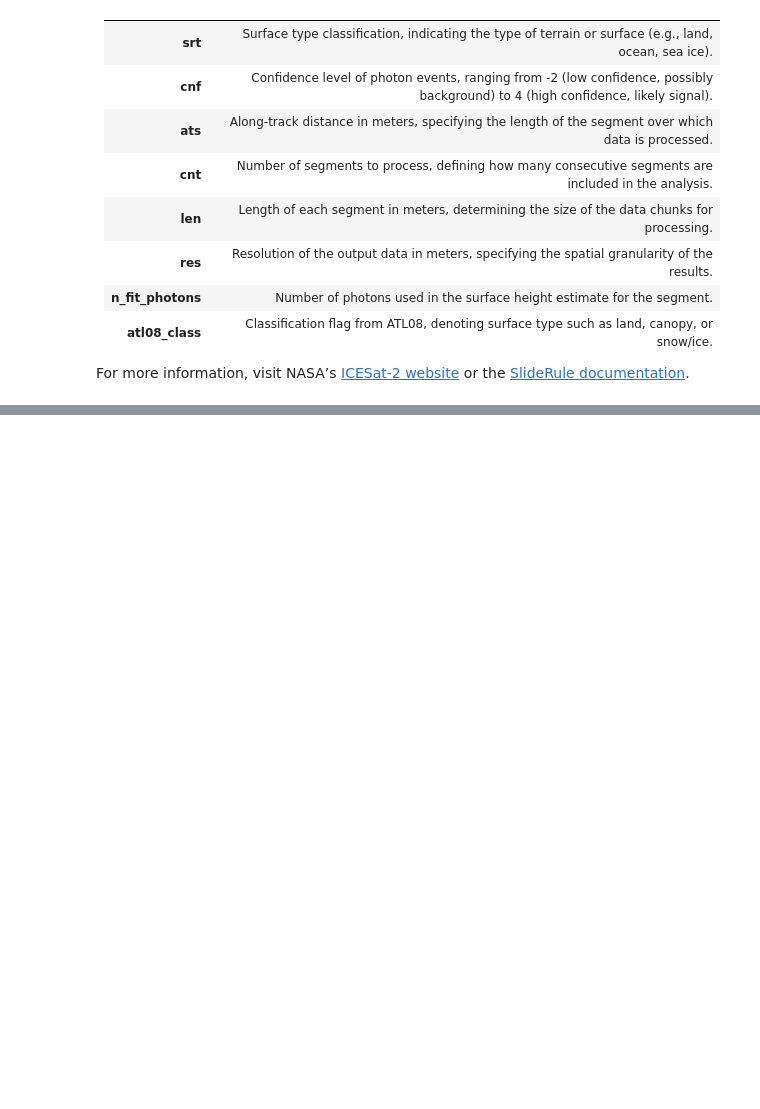
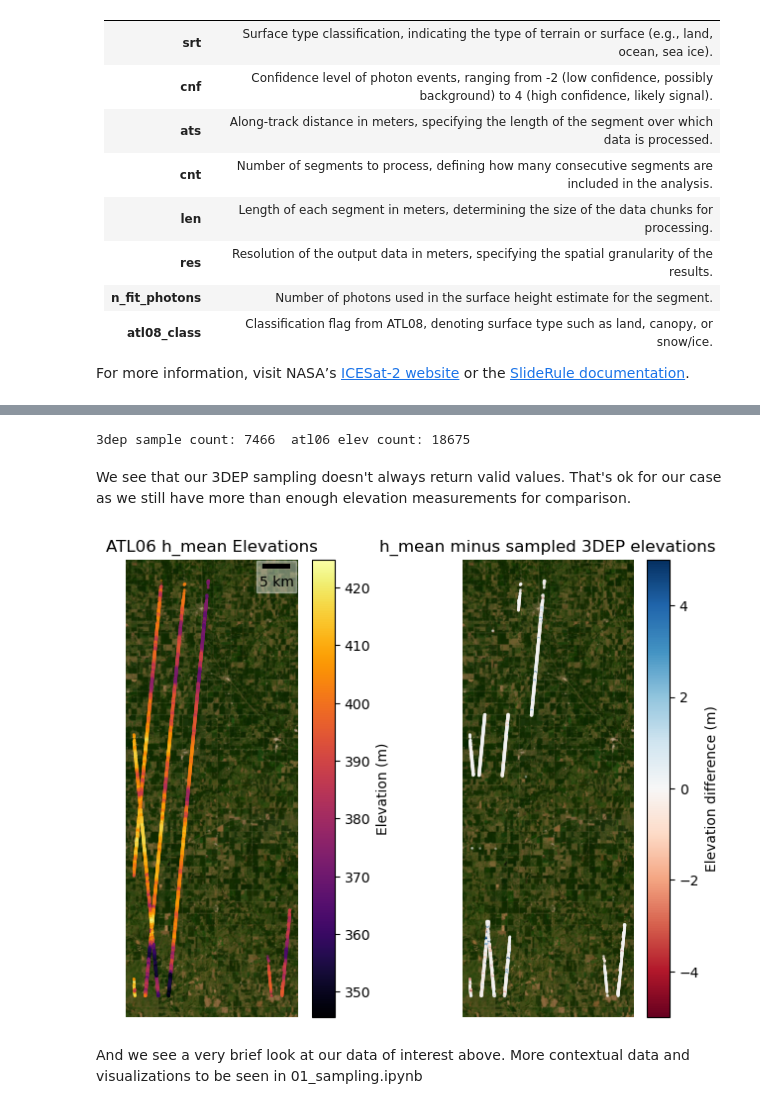
Before and after one commit to UW-GDA/ATL06_LaserLottery, a Jupyter notebook: notebooks/00_dataset_intro.ipynb, the cells around one changed output, grey strips where cells are left out. Saved outputs shown, nothing was run; the diff lists cells and outputs as text; code cells hidden in the pictures; blank space fills up the shorter version.

```diff
--- a/notebooks/00_dataset_intro.ipynb
+++ b/notebooks/00_dataset_intro.ipynb
@@ -288,3 +293,7 @@ icesat2.init("slideruleearth.io")
 poly_sliderule = sliderule.toregion(gf_search)['poly']
 geojson = earthdata.tnm(short_name='Digital Elevation Model (DEM) 1 meter',
                         polygon=poly_sliderule)
+# start and end with a 14-day pad via the standards we used to process these sites
+# TODO: add more documentation on why we're usign a 14-day pad and such
+start = (gf_search['3dep_start_datetime'].item() - timedelta(days=14)).strftime('%Y-%m-%dT%H:%M:%SZ')
+end = (gf_search['3dep_end_datetime'].item() + timedelta(days=14)).strftime('%Y-%m-%dT%H:%M:%SZ')
@@ -357,0 +314,7 @@ atl06.plot(column="elev_diff", alpha=1, cmap="RdBu", s=1,
+# %%
+%time
+atl06 = icesat2.atl06p(parms,
+                       keep_id=True)
+print("Reference Ground Tracks: {}".format(atl06["rgt"].unique()))
+print("Cycles: {}".format(atl06["cycle"].unique()))
+print("Received {} elevations".format(len(atl06)))
@@ -357,0 +338,43 @@ atl06.plot(column="elev_diff", alpha=1, cmap="RdBu", s=1,
+# %%
+# extract the 3dep elevation values from the wonky data structure
+atl06['3dep_elev'] = atl06['3dep.value'].apply(lambda x: x[1] if isinstance(x, (list, np.ndarray)) and len(x) > 1 else None)
+# %%
+print(f"3dep sample count: {atl06['3dep_elev'].count()}\t atl06 elev count: {atl06['h_mean'].count()}")
+# %% [output]
+3dep sample count: 7466  atl06 elev count: 18675
+# %% [markdown]
+We see that our 3DEP sampling doesn't always return valid values. That's ok for our case as we still have more than enough elevation measurements for comparison.
+# %%
+# now add our elevation differences to 'ground truth' or our 3DEP samples
+atl06["elev_diff"] = atl06["h_mean"] - atl06['3dep_elev']
+# %%
+f, axs = plt.subplots(1,2,figsize=(8,6))
+
+ax=axs[0]
+atl06.plot(column="h_mean", alpha=0.3, cmap="inferno", s=1,
+           legend=True, ax=ax, legend_kwds={'label': 'Elevation (m)'})
+ctx.add_basemap(ax=ax, crs=atl06.crs,
+                source=ctx.providers.Esri.WorldImagery,
+                attribution=False)
+ax.set_title("ATL06 h_mean Elevations")
+scalebar = ScaleBar(dx=111e3, units="m", location='upper right',
+                    box_alpha=0.4)
+ax.add_artist(scalebar)
+
+ax=axs[1]
+atl06.plot(column="elev_diff", alpha=0.3, cmap="RdBu", s=1,
+           legend=True, ax=ax, vmin=-5, vmax=5,
+           legend_kwds={'label': 'Elevation difference (m)'})
+ctx.add_basemap(ax=ax, crs=atl06.crs,
+                source=ctx.providers.Esri.WorldImagery,
+                attribution=False)
+ax.set_title("h_mean minus sampled 3DEP elevations")
+
+for ax in axs:
+    ax.set(xticks=[], yticks=[],
+       xlabel="", ylabel="",
+       frame_on=False)
+# %% [output]
+[figure, added]
+# %% [markdown]
+And we see a very brief look at our data of interest above. More contextual data and visualizations to be seen in 01_sampling.ipynb
```
Also changed, not shown: parts of 15 cells of this notebook.
